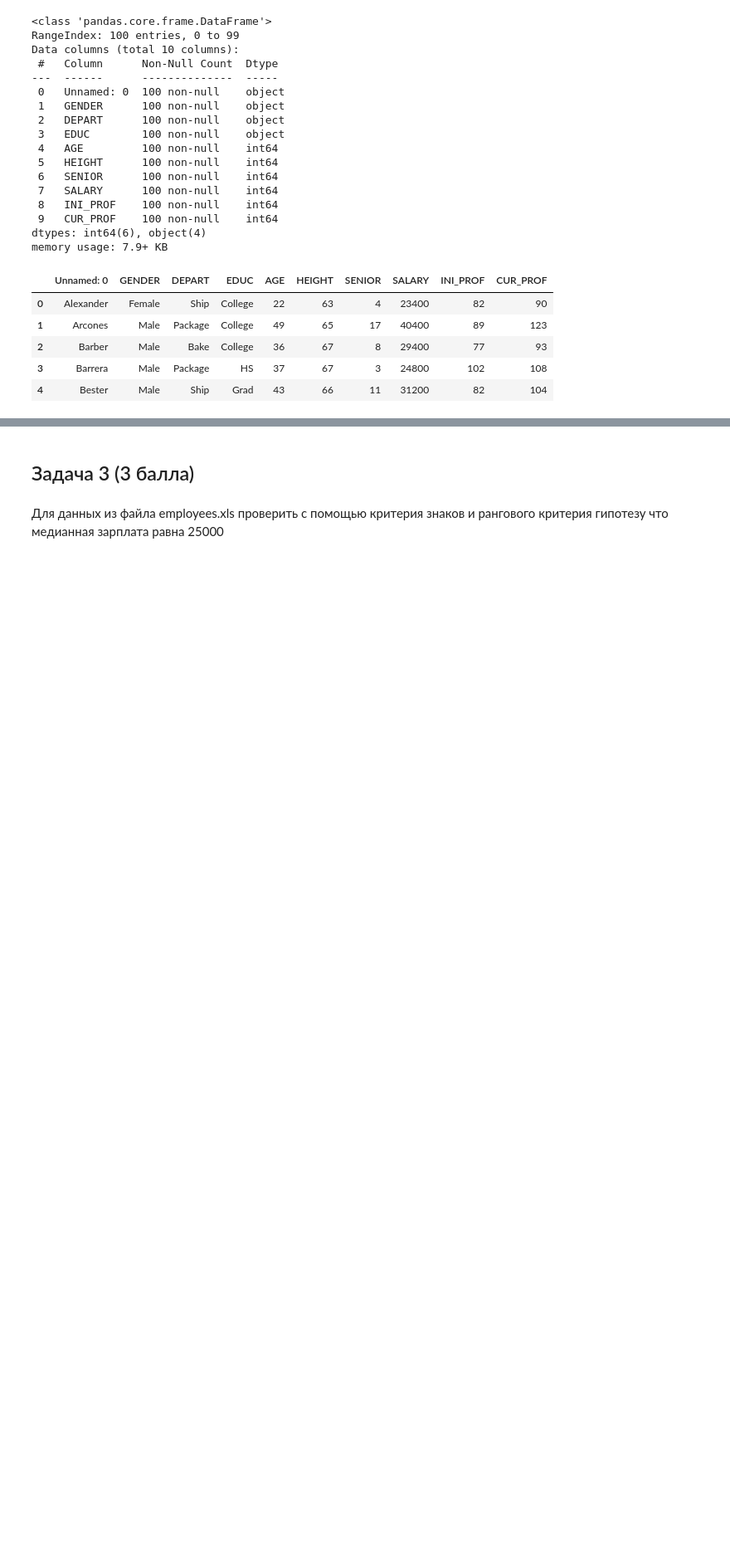
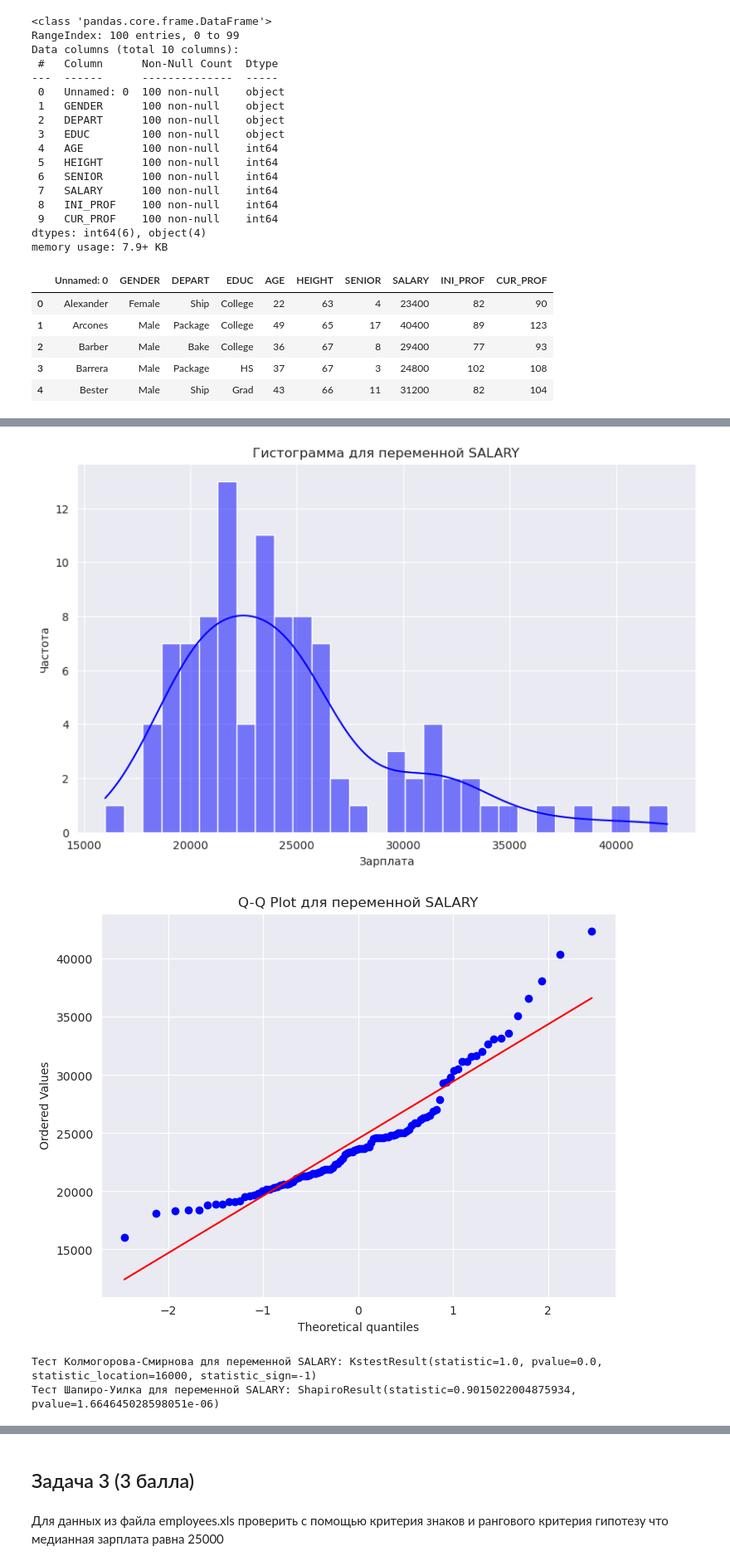
Before and after one commit to NTG-TPL/itmo_mathstat, a Jupyter notebook: 5 - Nonparametric tests/ITMO_MathStat_HW_4.ipynb, the cells around one changed output, grey strips where cells are left out. Shown at 83% size. Cells and saved outputs as stored; diff of their text form; code cells hidden in the pictures; blank space fills up the shorter version.

```diff
--- a/5 - Nonparametric tests/ITMO_MathStat_HW_4.ipynb
+++ b/5 - Nonparametric tests/ITMO_MathStat_HW_4.ipynb
@@ -69,0 +245,23 @@ df.head()
+# %%
+plt.figure(figsize=(10, 6))
+sns.histplot(df['SALARY'], bins=30, kde=True, color='blue')
+plt.title('Гистограмма для переменной SALARY')
+plt.xlabel('Зарплата')
+plt.ylabel('Частота')
+plt.show()
+
+plt.figure(figsize=(8, 6))
+plot_qq(df['SALARY'], "Q-Q Plot для переменной SALARY")
+plt.show()
+
+
+ks_test = kolmogorov_test(df['SALARY'])
+print("Тест Колмогорова-Смирнова для переменной SALARY:", ks_test)
+
+sw_test = shapiro_test(df['SALARY'])
+print("Тест Шапиро-Уилка для переменной SALARY:", sw_test)
+# %% [output]
+[figure, added]
+[figure, added]
+Тест Колмогорова-Смирнова для переменной SALARY: KstestResult(statistic=1.0, pvalue=0.0, statistic_location=16000, statistic_sign=-1)
+Тест Шапиро-Уилка для переменной SALARY: ShapiroResult(statistic=0.9015022004875934, pvalue=1.664645028598051e-06)
```
Also changed, not shown: parts of 59 cells of this notebook, 2 other files.
